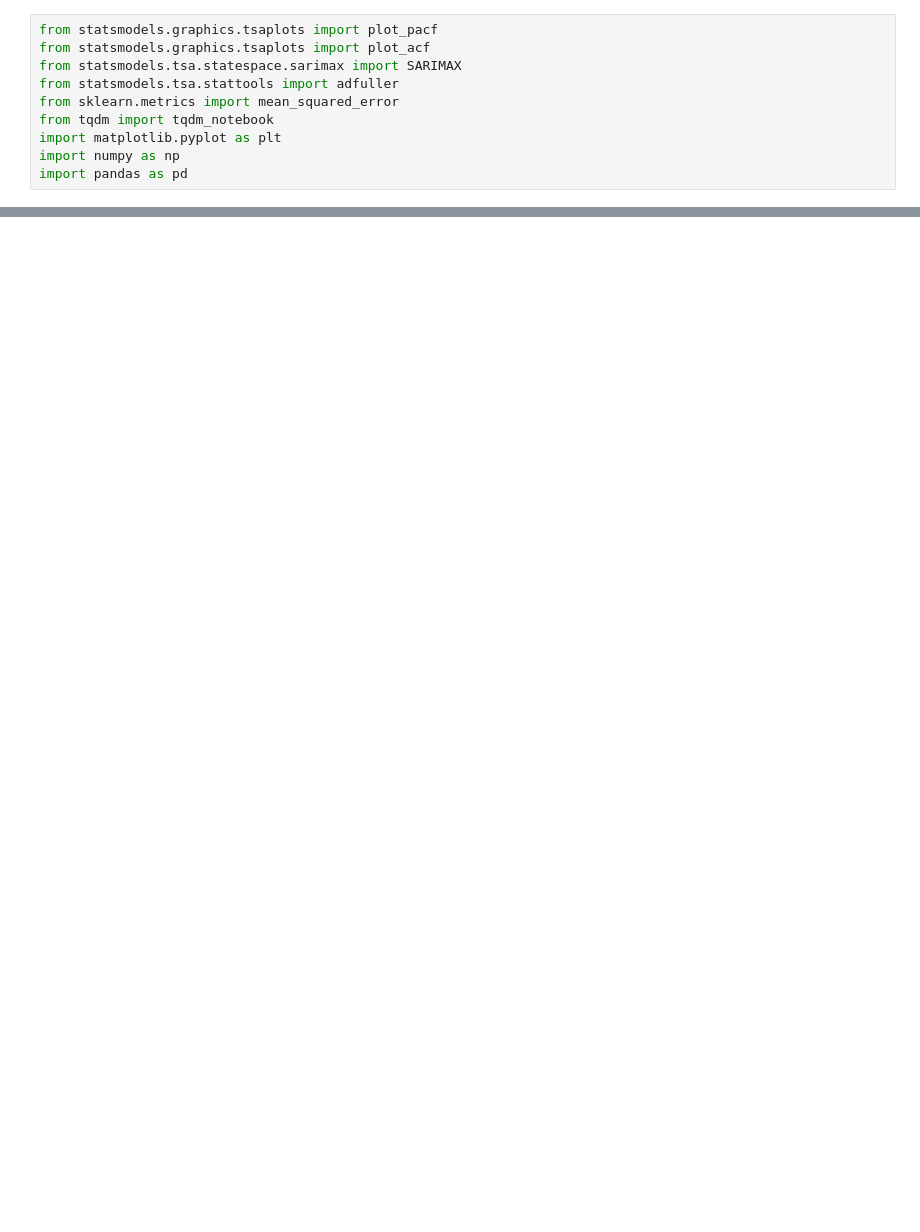
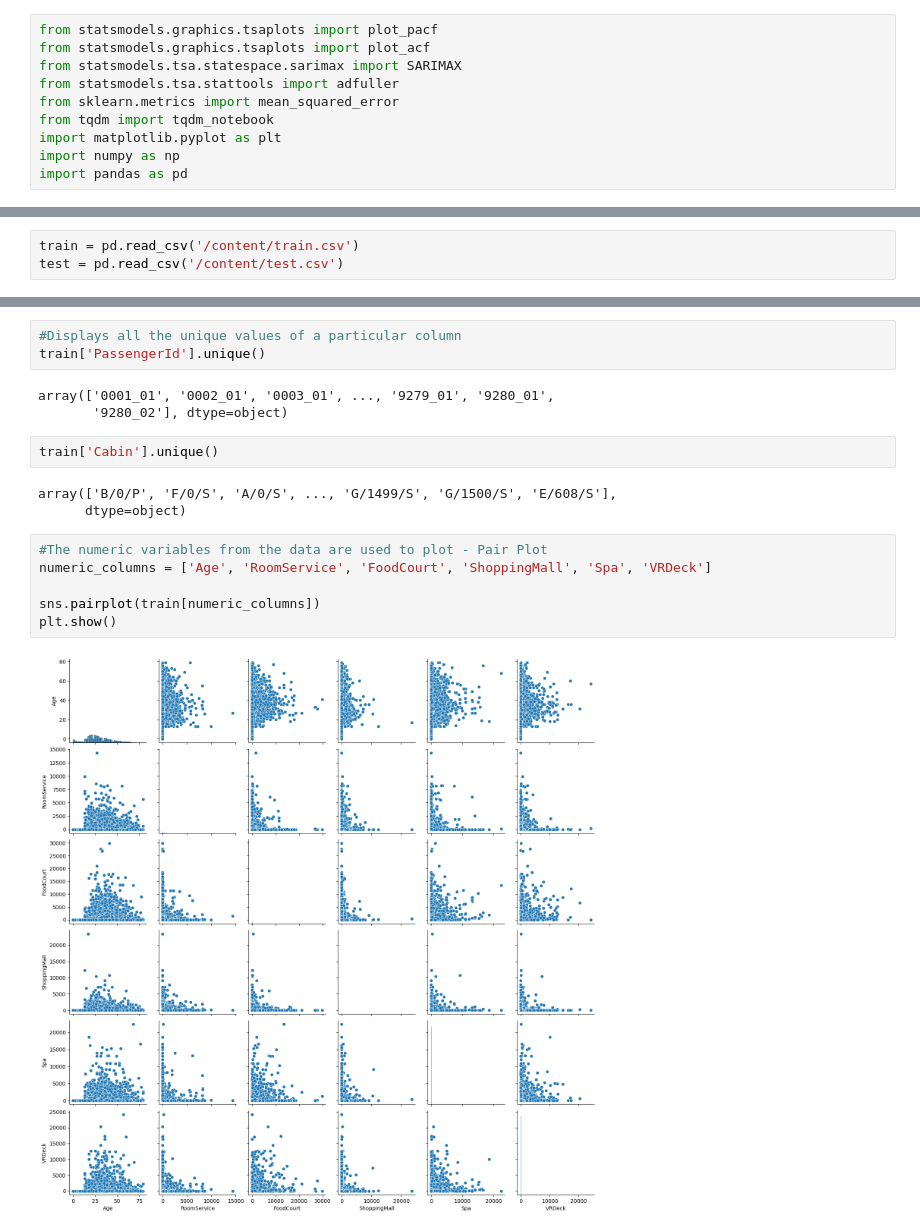
Before and after one commit to Jayanavya/Kaggle_Assignment_Group_2, a Jupyter notebook: Kaggle_Challange_GroupProject.ipynb, the cells around one changed output, grey strips where cells are left out. Saved outputs shown, nothing was run; the diff lists cells and outputs as text; blank space fills up the shorter version.

```diff
--- a/Kaggle_Challange_GroupProject.ipynb
+++ b/Kaggle_Challange_GroupProject.ipynb
@@ -18,0 +73,3 @@ fatal: could not read Username for 'https://github.com': No such device or addre
+# %%
+train = pd.read_csv('/content/train.csv')
+test = pd.read_csv('/content/test.csv')
@@ -18,0 +123,19 @@ fatal: could not read Username for 'https://github.com': No such device or addre
+# %%
+#Displays all the unique values of a particular column
+train['PassengerId'].unique()
+# %% [output]
+array(['0001_01', '0002_01', '0003_01', ..., '9279_01', '9280_01',
+       '9280_02'], dtype=object)
+# %%
+train['Cabin'].unique()
+# %% [output]
+array(['B/0/P', 'F/0/S', 'A/0/S', ..., 'G/1499/S', 'G/1500/S', 'E/608/S'],
+      dtype=object)
+# %%
+#The numeric variables from the data are used to plot - Pair Plot
+numeric_columns = ['Age', 'RoomService', 'FoodCourt', 'ShoppingMall', 'Spa', 'VRDeck']
+
+sns.pairplot(train[numeric_columns])
+plt.show()
+# %% [output]
+[figure, added]
```
Also changed, not shown: parts of 8 cells of this notebook.
